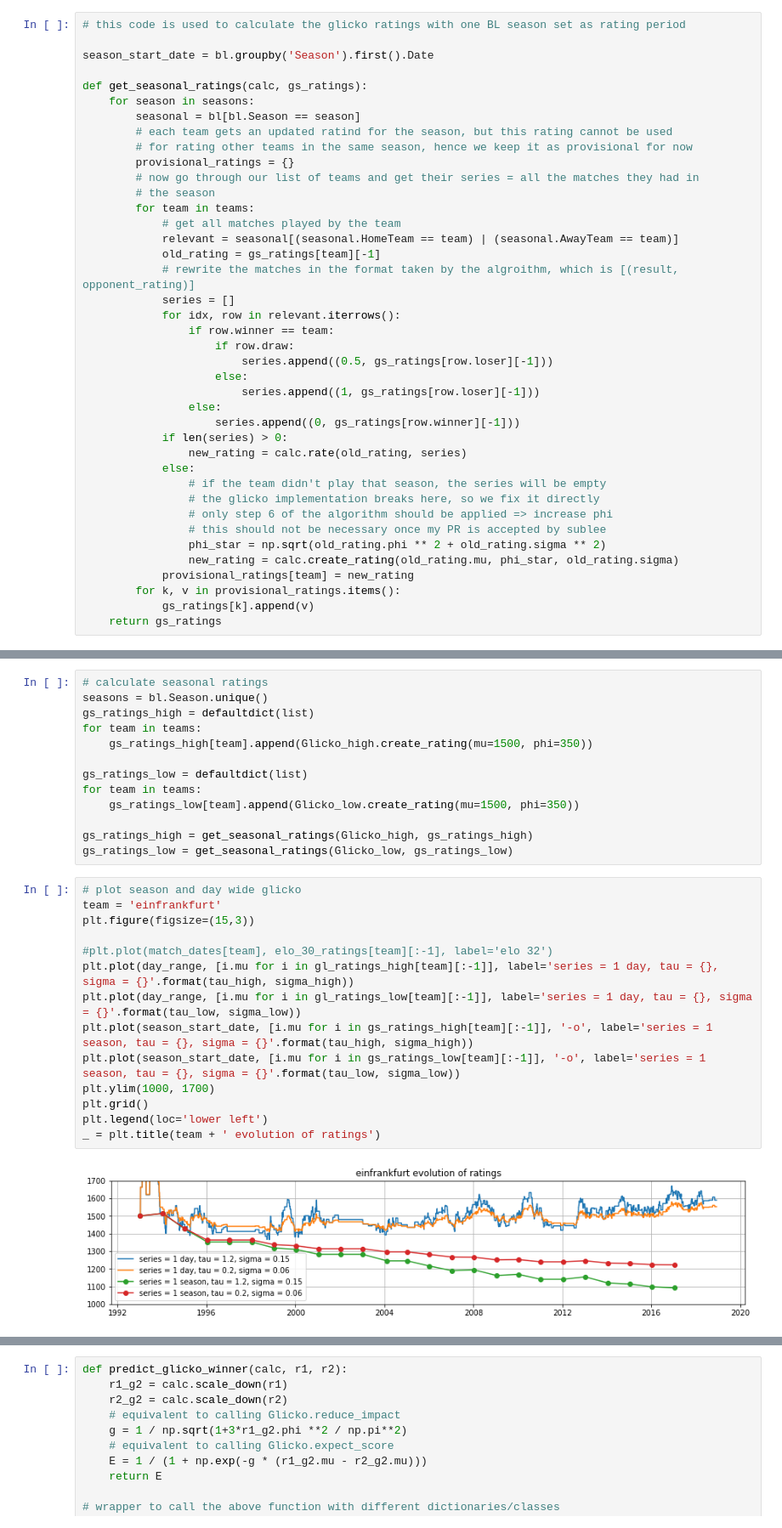
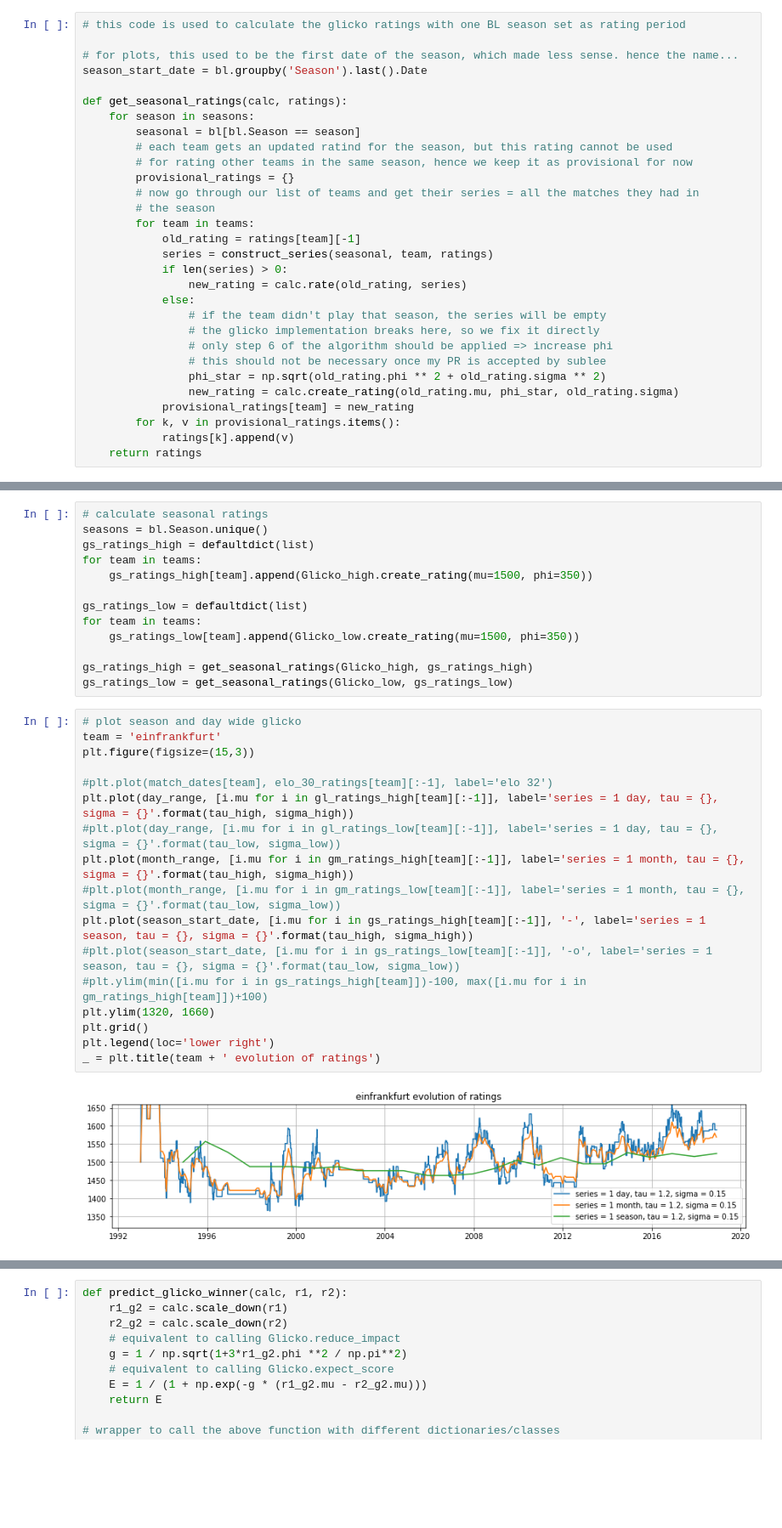
Before and after one commit to drdarina/ratings_talk, a Jupyter notebook: bundesliga_data_ratings.ipynb, the cells around one changed output, grey strips where cells are left out. Shown at 85% size. Drawn from its saved outputs; the diff is of its cells as text; blank space fills up the shorter version.

```diff
--- a/bundesliga_data_ratings.ipynb
+++ b/bundesliga_data_ratings.ipynb
@@ -268,9 +346,10 @@ def get_daily_ratings(calc, gl_ratings):
 # %%
 # this code is used to calculate the glicko ratings with one BL season set as rating period
 
-season_start_date = bl.groupby('Season').first().Date
+# for plots, this used to be the first date of the season, which made less sense. hence the name...
+season_start_date = bl.groupby('Season').last().Date
 
-def get_seasonal_ratings(calc, gs_ratings):
+def get_seasonal_ratings(calc, ratings):
     for season in seasons:
         seasonal = bl[bl.Season == season]
         # each team gets an updated ratind for the season, but this rating cannot be used
@@ -279,19 +358,8 @@ def get_seasonal_ratings(calc, gs_ratings):
         # now go through our list of teams and get their series = all the matches they had in
         # the season
         for team in teams:
-            # get all matches played by the team
-            relevant = seasonal[(seasonal.HomeTeam == team) | (seasonal.AwayTeam == team)]
-            old_rating = gs_ratings[team][-1]
-            # rewrite the matches in the format taken by the algroithm, which is [(result, opponent_rating)]
-            series = []
-            for idx, row in relevant.iterrows():
-                if row.winner == team:
-                    if row.draw:
-                        series.append((0.5, gs_ratings[row.loser][-1]))
-                    else:
-                        series.append((1, gs_ratings[row.loser][-1]))
-                else:
-                    series.append((0, gs_ratings[row.winner][-1]))
+            old_rating = ratings[team][-1]
+            series = construct_series(seasonal, team, ratings)
             if len(series) > 0:
                 new_rating = calc.rate(old_rating, series)
             else:
@@ -303,8 +371,8 @@ def get_seasonal_ratings(calc, gs_ratings):
                 new_rating = calc.create_rating(old_rating.mu, phi_star, old_rating.sigma)
             provisional_ratings[team] = new_rating
         for k, v in provisional_ratings.items():
-            gs_ratings[k].append(v)
-    return gs_ratings
+            ratings[k].append(v)
+    return ratings
 # %%
 # calculate daily ratings
 gl_ratings_high = defaultdict(list)
@@ -333,18 +401,21 @@ gs_ratings_low = get_seasonal_ratings(Glicko_low, gs_ratings_low)
 # %%
 # plot season and day wide glicko
 team = 'einfrankfurt'
 plt.figure(figsize=(15,3))
 
 #plt.plot(match_dates[team], elo_30_ratings[team][:-1], label='elo 32')
 plt.plot(day_range, [i.mu for i in gl_ratings_high[team][:-1]], label='series = 1 day, tau = {}, sigma = {}'.format(tau_high, sigma_high))
-plt.plot(day_range, [i.mu for i in gl_ratings_low[team][:-1]], label='series = 1 day, tau = {}, sigma = {}'.format(tau_low, sigma_low))
-plt.plot(season_start_date, [i.mu for i in gs_ratings_high[team][:-1]], '-o', label='series = 1 season, tau = {}, sigma = {}'.format(tau_high, sigma_high))
-plt.plot(season_start_date, [i.mu for i in gs_ratings_low[team][:-1]], '-o', label='series = 1 season, tau = {}, sigma = {}'.format(tau_low, sigma_low))
-plt.ylim(1000, 1700)
+#plt.plot(day_range, [i.mu for i in gl_ratings_low[team][:-1]], label='series = 1 day, tau = {}, sigma = {}'.format(tau_low, sigma_low))
+plt.plot(month_range, [i.mu for i in gm_ratings_high[team][:-1]], label='series = 1 month, tau = {}, sigma = {}'.format(tau_high, sigma_high))
+#plt.plot(month_range, [i.mu for i in gm_ratings_low[team][:-1]], label='series = 1 month, tau = {}, sigma = {}'.format(tau_low, sigma_low))
+plt.plot(season_start_date, [i.mu for i in gs_ratings_high[team][:-1]], '-', label='series = 1 season, tau = {}, sigma = {}'.format(tau_high, sigma_high))
+#plt.plot(season_start_date, [i.mu for i in gs_ratings_low[team][:-1]], '-o', label='series = 1 season, tau = {}, sigma = {}'.format(tau_low, sigma_low))
+#plt.ylim(min([i.mu for i in gs_ratings_high[team]])-100, max([i.mu for i in gm_ratings_high[team]])+100)
+plt.ylim(1320, 1660)
 plt.grid()
-plt.legend(loc='lower left')
+plt.legend(loc='lower right')
 _ = plt.title(team + ' evolution of ratings')
 # %% [output]
-[figure, old version]
+[figure, new version]
 # %%
 # plot season and day wide glicko
```
Also changed, not shown: parts of 25 cells of this notebook.
